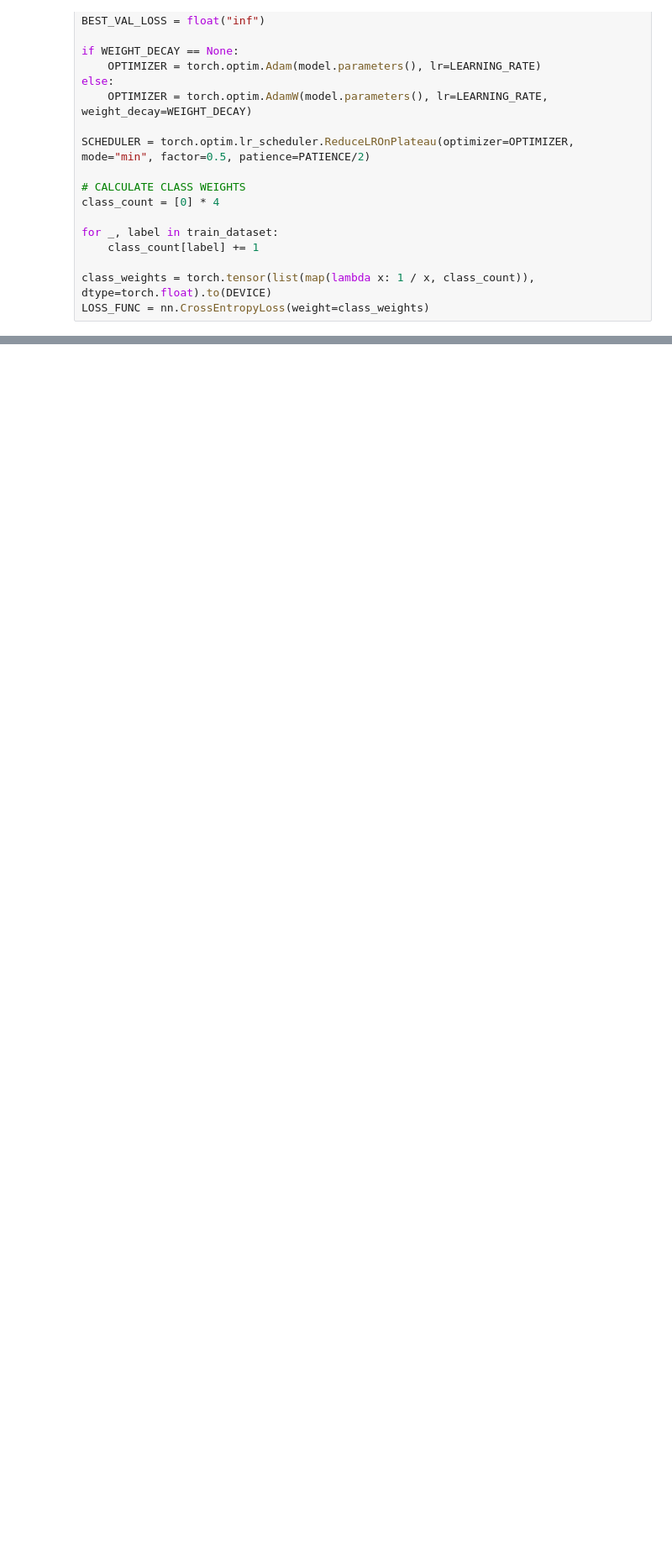
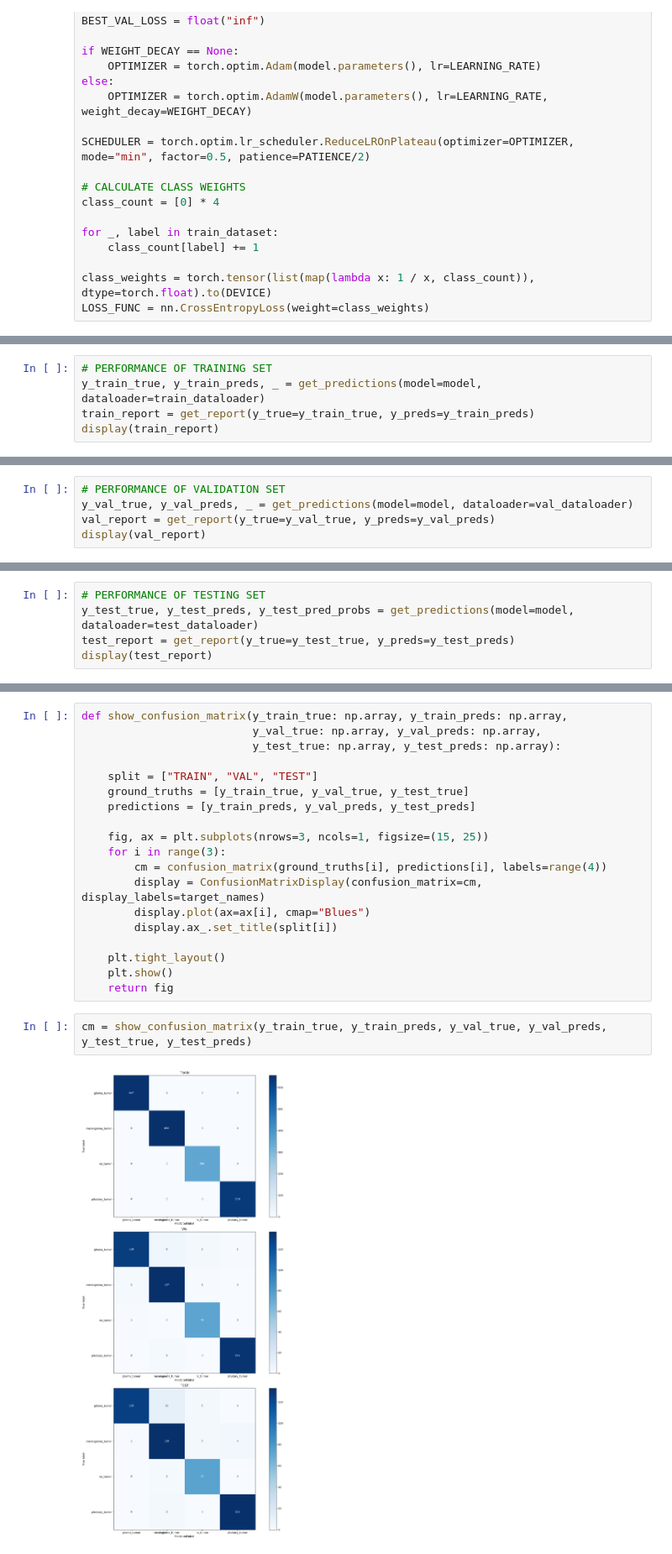
Before and after one commit to Khoi-Huynh13/NeuroVision, a Jupyter notebook: ResNet.ipynb, the cells around one changed output, grey strips where cells are left out. Shown at 84% size. Cells and saved outputs as stored; diff of their text form; blank space fills up the shorter version.

```diff
--- a/ResNet.ipynb
+++ b/ResNet.ipynb
@@ -246,0 +279,5 @@ plt.plot(range(len(val_loss_over_time)), val_loss_over_time)
+# %%
+# PERFORMANCE OF TRAINING SET
+y_train_true, y_train_preds, _ = get_predictions(model=model, dataloader=train_dataloader)
+train_report = get_report(y_true=y_train_true, y_preds=y_train_preds)
+display(train_report)
@@ -246,0 +290,5 @@ plt.plot(range(len(val_loss_over_time)), val_loss_over_time)
+# %%
+# PERFORMANCE OF VALIDATION SET
+y_val_true, y_val_preds, _ = get_predictions(model=model, dataloader=val_dataloader)
+val_report = get_report(y_true=y_val_true, y_preds=y_val_preds)
+display(val_report)
@@ -246,0 +301,5 @@ plt.plot(range(len(val_loss_over_time)), val_loss_over_time)
+# %%
+# PERFORMANCE OF TESTING SET
+y_test_true, y_test_preds, y_test_pred_probs = get_predictions(model=model, dataloader=test_dataloader)
+test_report = get_report(y_true=y_test_true, y_preds=y_test_preds)
+display(test_report)
@@ -246,0 +312,23 @@ plt.plot(range(len(val_loss_over_time)), val_loss_over_time)
+# %%
+def show_confusion_matrix(y_train_true: np.array, y_train_preds: np.array,
+                          y_val_true: np.array, y_val_preds: np.array,
+                          y_test_true: np.array, y_test_preds: np.array):
+
+    split = ["TRAIN", "VAL", "TEST"]
+    ground_truths = [y_train_true, y_val_true, y_test_true]
+    predictions = [y_train_preds, y_val_preds, y_test_preds]
+
+    fig, ax = plt.subplots(nrows=3, ncols=1, figsize=(15, 25))
+    for i in range(3):
+        cm = confusion_matrix(ground_truths[i], predictions[i], labels=range(4))
+        display = ConfusionMatrixDisplay(confusion_matrix=cm, display_labels=target_names)
+        display.plot(ax=ax[i], cmap="Blues")
+        display.ax_.set_title(split[i])
+
+    plt.tight_layout()
+    plt.show()
+    return fig
+# %%
+cm = show_confusion_matrix(y_train_true, y_train_preds, y_val_true, y_val_preds, y_test_true, y_test_preds)
+# %% [output]
+[figure, added]
```
Also changed, not shown: parts of 13 cells of this notebook.
